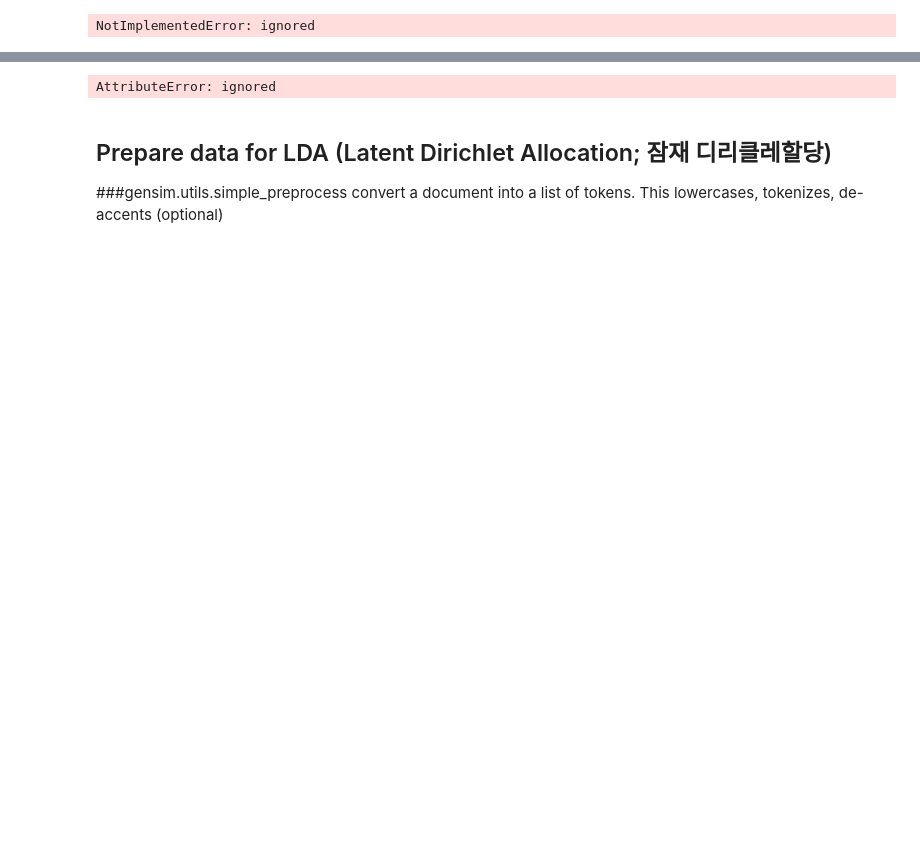
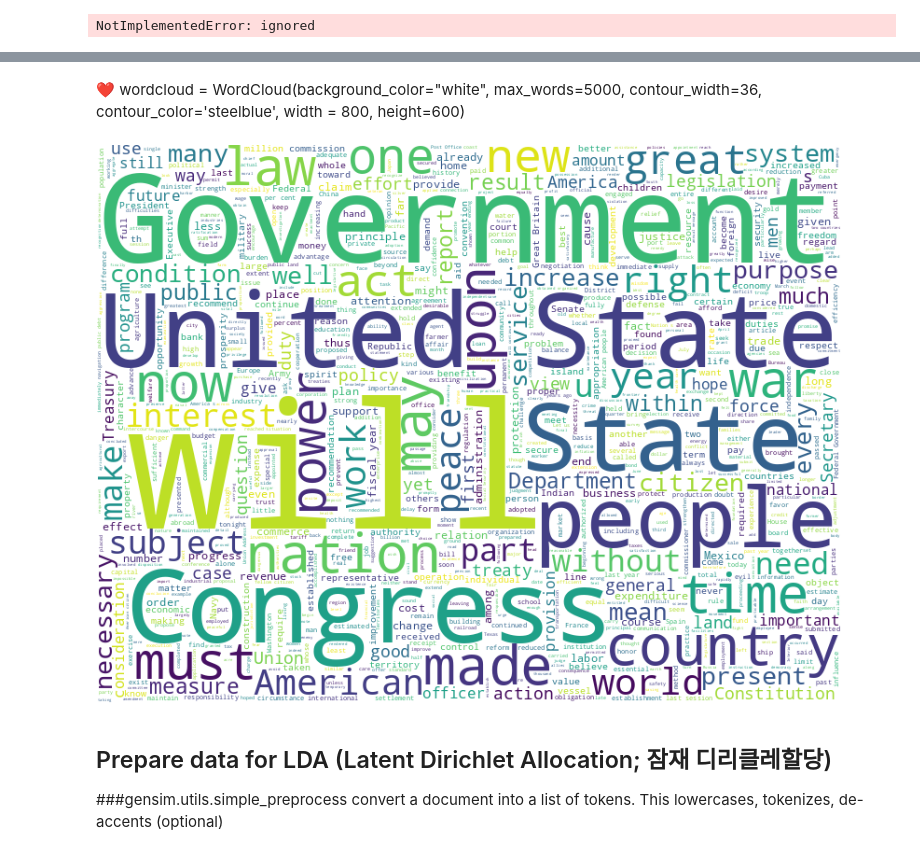
Before and after one commit to MK316/Practice, a Jupyter notebook: GNU_Session2_review.ipynb, the cells around one changed output, grey strips where cells are left out. Cells and saved outputs as stored; diff of their text form; code cells hidden in the pictures; blank space fills up the shorter version.

```diff
--- a/GNU_Session2_review.ipynb
+++ b/GNU_Session2_review.ipynb
@@ -174,17 +199,19 @@ FileNotFoundError: ignored
+# %% [markdown]
+ ❤️ wordcloud = WordCloud(background_color="white", max_words=5000, contour_width=36, contour_color='steelblue', width = 800, height=600)
 # %%
 #@markdown Explore data w/ wordcloud
 # Import the wordcloud library
 from wordcloud import WordCloud
 # Join the different processed titles together.
 long_string = ','.join(list(df.content.values))
 # Create a WordCloud object
-wordcloud = WordCloud(background_color="white", max_words=5000, contour_width=3, contour_color='steelblue')
+wordcloud = WordCloud(background_color="white", max_words=5000, contour_width=36, contour_color='steelblue', width = 800, height=600)
 # Generate a word cloud
 wordcloud.generate(long_string)
 # Visualize the word cloud
 wordcloud.to_image()
 # %% [output]
-AttributeError: ignored
+[figure, added]
 # %% [markdown]
 ## Prepare data for LDA (Latent Dirichlet Allocation; 잠재 디리클레할당)
 ###gensim.utils.simple_preprocess convert a document into a list of tokens. This lowercases, tokenizes, de-accents (optional)
```
Also changed, not shown: parts of 56 cells of this notebook.
